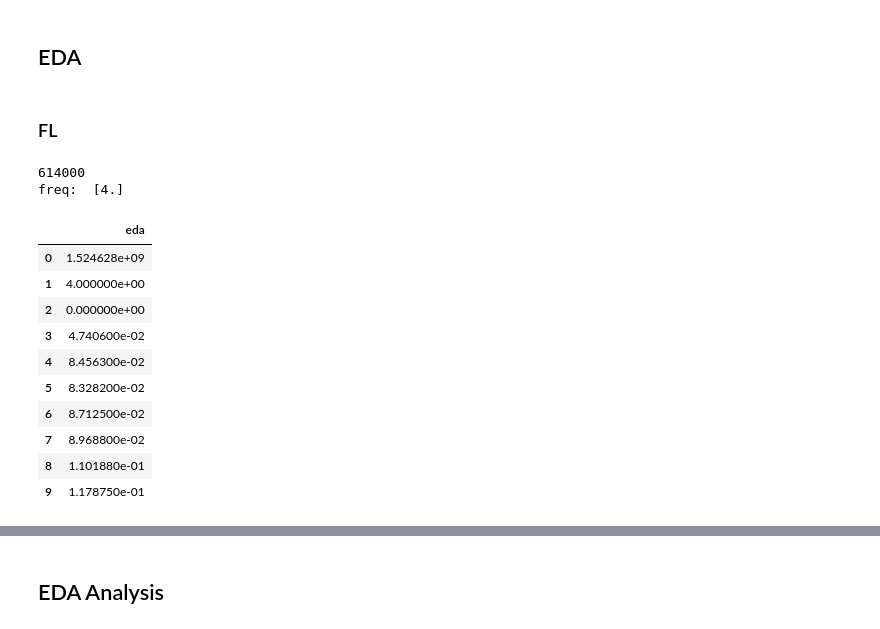
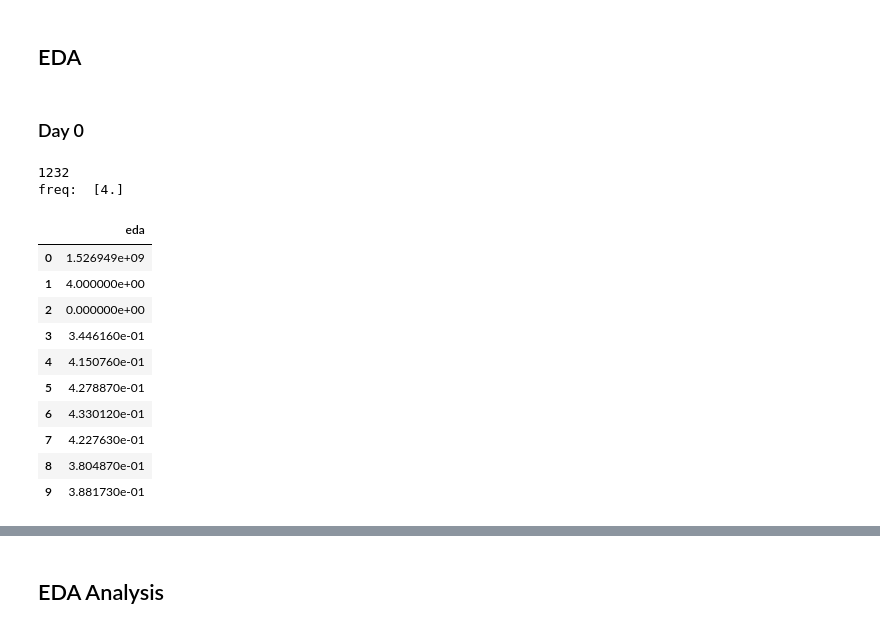
Before and after one commit to haohan723/Physiological-Data-Analysis, a Jupyter notebook: cvxEDA/src/cold_shower_draft.ipynb, the cells around one changed output, grey strips where cells are left out. Cells and saved outputs as stored; diff of their text form; code cells hidden in the pictures.

```diff
--- a/cvxEDA/src/cold_shower_draft.ipynb
+++ b/cvxEDA/src/cold_shower_draft.ipynb
@@ -30,30 +30,30 @@ sns.set(color_codes = True)
 # Load the data
 # %% [markdown]
 ## EDA
-# %% [markdown]
-### FL
+# %% [markdown]
+### Day 0
 # %%
 # Sampling frequency 4Hz ~= 0.25s
-fl_eda = pd.read_csv('data/4_25/fl/EDA.csv' , header= None)
+fl_eda = pd.read_csv('data/exp_1/EDA.csv' , header= None)
 fl_eda.columns  = ['eda']
 fl_eda_freq = fl_eda.iloc[1].values
 print(len(fl_eda))
 print('freq: ', fl_eda_freq)
 fl_eda.head(10)
 # %% [output]
-614000
+1232
 freq:  [4.]
 |  | eda |
-| 0 | 1.524628e+09 |
+| 0 | 1.526949e+09 |
 | 1 | 4.000000e+00 |
 | 2 | 0.000000e+00 |
-| 3 | 4.740600e-02 |
-| 4 | 8.456300e-02 |
-| 5 | 8.328200e-02 |
-| 6 | 8.712500e-02 |
-| 7 | 8.968800e-02 |
-| 8 | 1.101880e-01 |
-| 9 | 1.178750e-01 |
+| 3 | 3.446160e-01 |
+| 4 | 4.150760e-01 |
+| 5 | 4.278870e-01 |
+| 6 | 4.330120e-01 |
+| 7 | 4.227630e-01 |
+| 8 | 3.804870e-01 |
+| 9 | 3.881730e-01 |
 # %%
 fl_init_time = datetime.datetime.utcfromtimestamp(fl_eda.iloc[0]).strftime('%Y-%m-%d %H:%M:%S')
 fl_init_time
```
Also changed, not shown: parts of 26 cells of this notebook.
